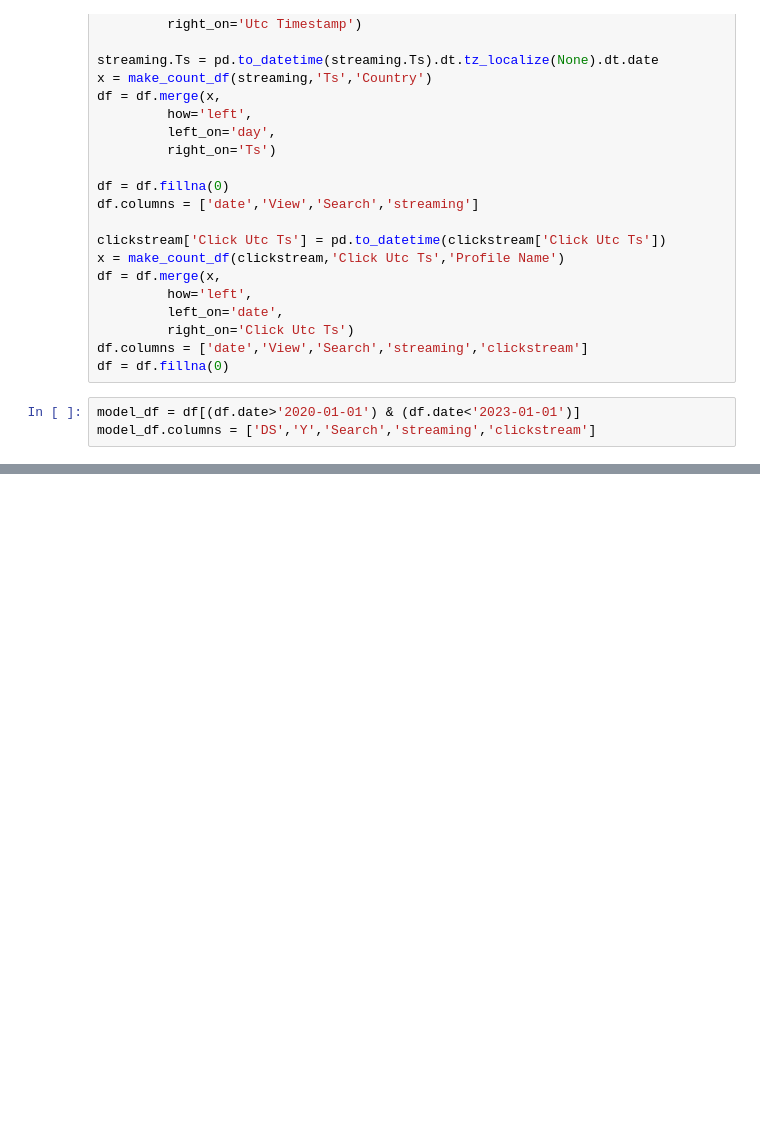
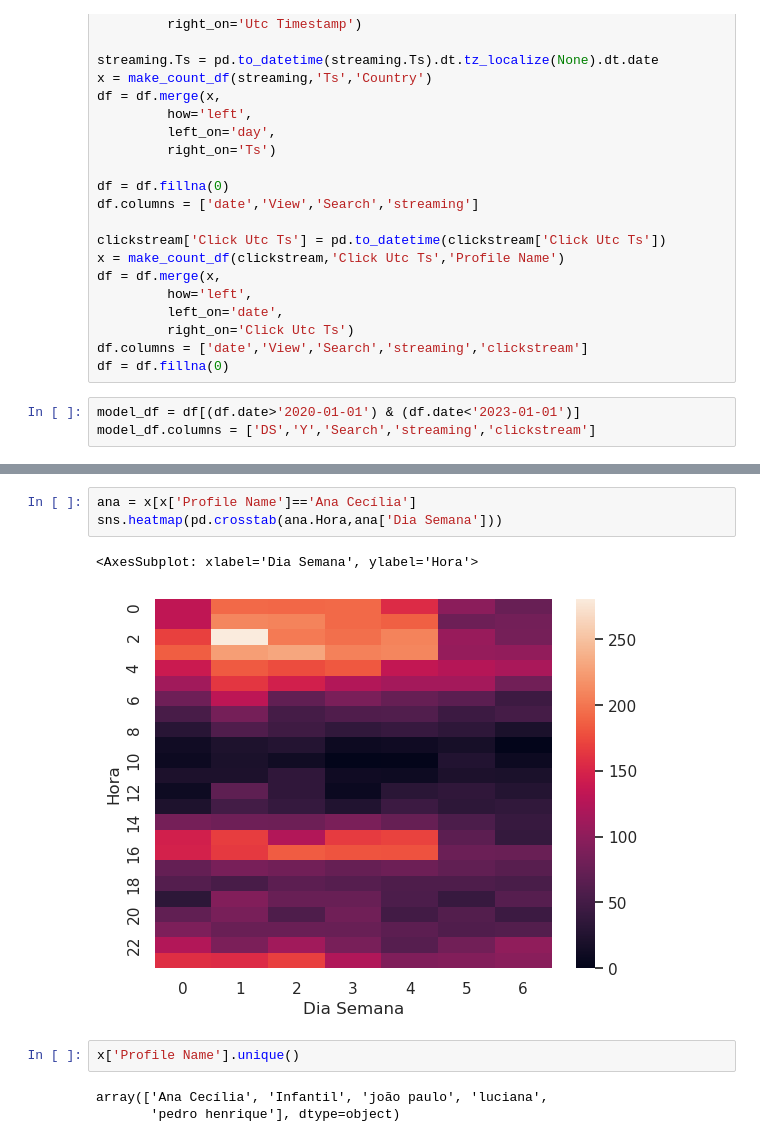
Before and after one commit to JohnHolz/JohnHolz.github.io, a Jupyter notebook: trabalho2.ipynb, the cells around one changed output, grey strips where cells are left out. Cells and saved outputs as stored; diff of their text form; blank space fills up the shorter version.

```diff
--- a/trabalho2.ipynb
+++ b/trabalho2.ipynb
@@ -242,0 +253,11 @@ test.to_csv('df_one.csv')
+# %%
+ana = x[x['Profile Name']=='Ana Cecília']
+sns.heatmap(pd.crosstab(ana.Hora,ana['Dia Semana']))
+# %% [output]
+<AxesSubplot: xlabel='Dia Semana', ylabel='Hora'>
+[figure, added]
+# %%
+x['Profile Name'].unique()
+# %% [output]
+array(['Ana Cecília', 'Infantil', 'joão paulo', 'luciana',
+       'pedro henrique'], dtype=object)
```
Also changed, not shown: parts of 18 cells of this notebook, 6 other files.
